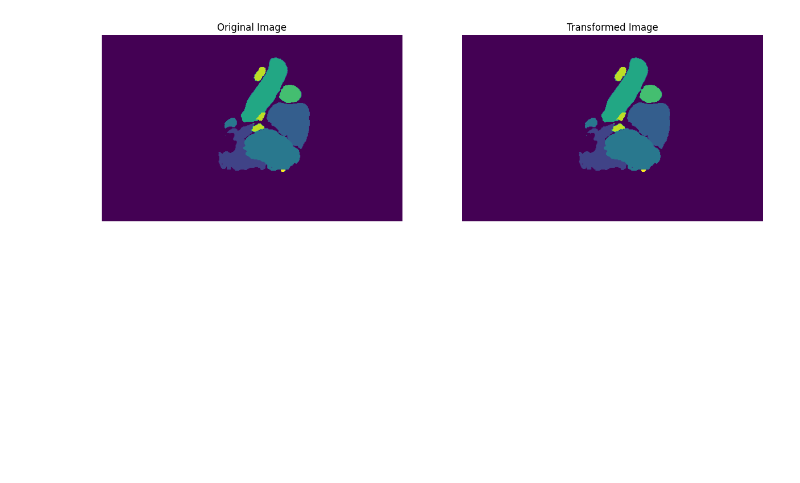
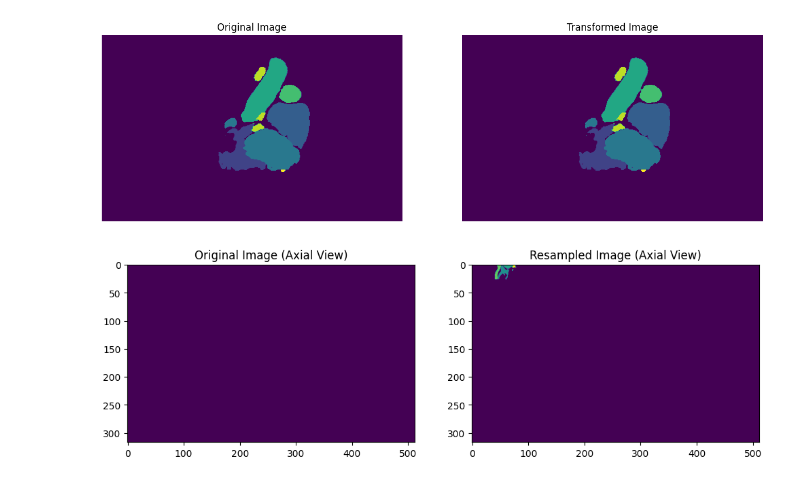
Before and after one commit to spellsharp/VR-Heart-PG, a Jupyter notebook: playground/affine_matrix.ipynb, the cells around one changed output. Saved outputs shown, nothing was run; the diff lists cells and outputs as text; code cells hidden in the pictures; blank space fills up the shorter version.

```diff
--- a/playground/affine_matrix.ipynb
+++ b/playground/affine_matrix.ipynb
@@ -197,3 +197,48 @@ plt.show()
 torch.Size([1, 512, 512, 317])
 torch.Size([1, 512, 512, 317])
 [figure]
+# %%
+import SimpleITK as sitk
+import numpy as np
+import matplotlib.pyplot as plt
+
+# Load the original image
+original_image = sitk.ReadImage(label_path)
+
+# Define a new affine matrix (example: rotation + scaling + translation)
+new_spacing = [2.0, 2.0, 2.0]  # Change voxel size
+new_origin = [2.0, -3.0, 2.0]  # Shift origin
+new_direction = np.array([
+    [0.866, -0.5, 0.0],  # Rotate 30 degrees around z-axis
+    [0.5, 0.866, 0.0],
+    [0.0, 0.0, 1.0]
+]).flatten()
+
+resampler = sitk.ResampleImageFilter()
+resampler.SetOutputSpacing(new_spacing)
+resampler.SetOutputOrigin(new_origin)
+resampler.SetOutputDirection(new_direction)
+resampler.SetSize(original_image.GetSize())
+resampler.SetInterpolator(sitk.sitkLinear)  # Linear interpolation for intensity images
+
+resampled_image = resampler.Execute(original_image)
+
+original_array = sitk.GetArrayFromImage(original_image)
+resampled_array = sitk.GetArrayFromImage(resampled_image)
+
+slice_idx = 85
+plt.figure(figsize=(12, 6))
+
+# Original slice
+plt.subplot(1, 2, 1)
+plt.imshow(original_array[:, slice_idx, :])
+plt.title("Original Image (Axial View)")
+
+# Resampled slice
+plt.subplot(1, 2, 2)
+plt.imshow(resampled_array[:, slice_idx, :])
+plt.title("Resampled Image (Axial View)")
+
+plt.show()
+# %% [output]
+[figure, added]
```
Also changed, not shown: parts of 1 cell of this notebook.
